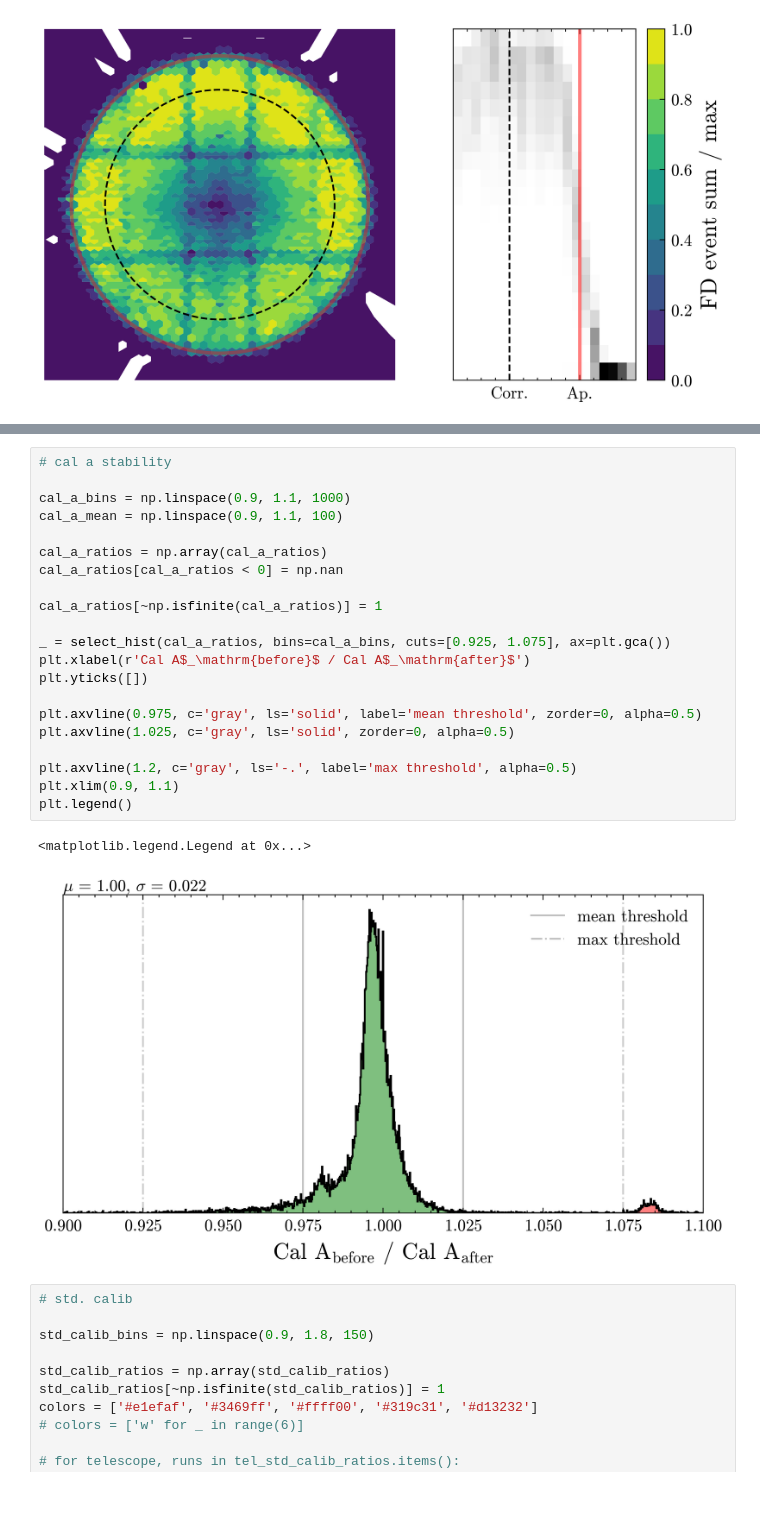
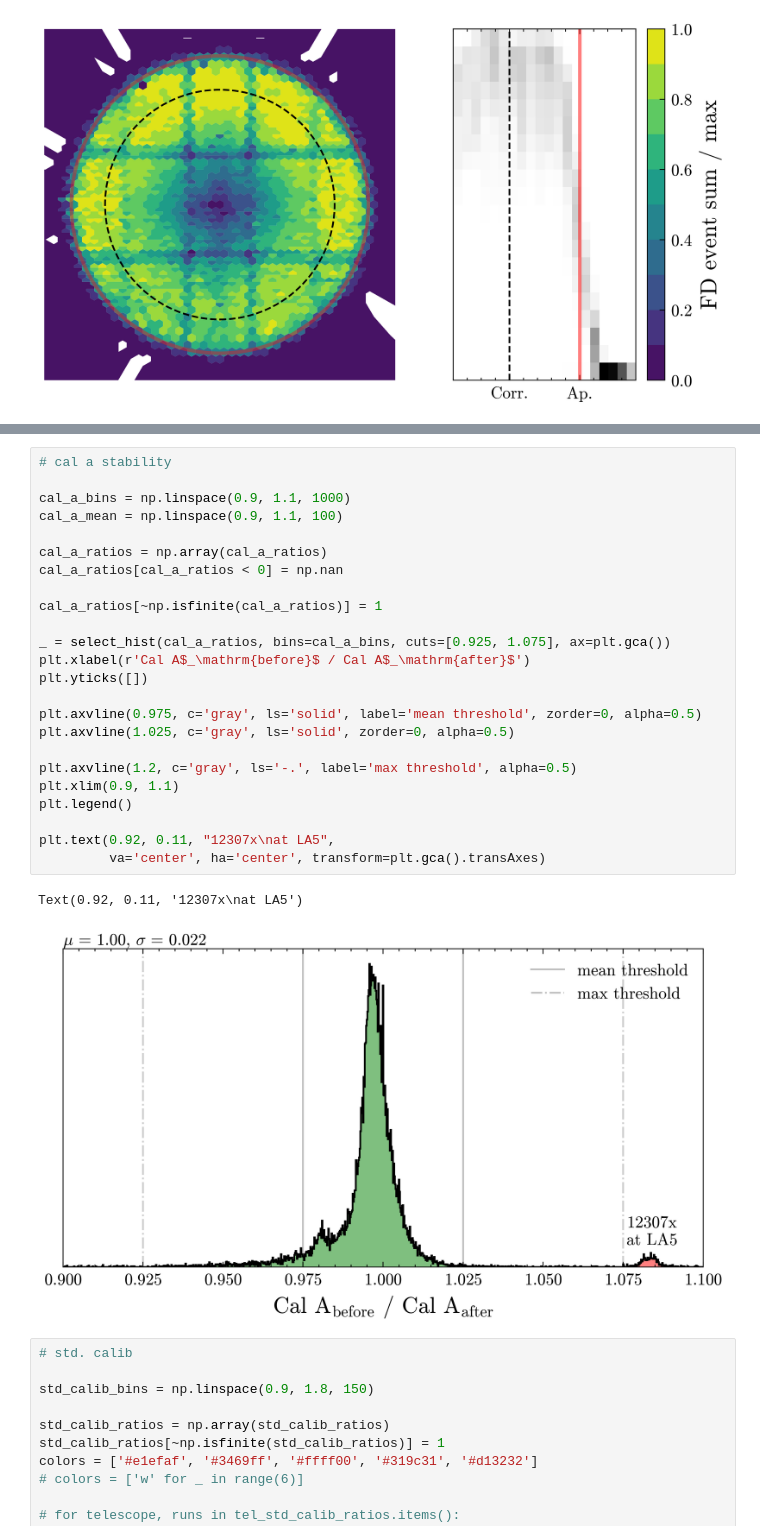
Before and after one commit to Quizznor/phd-thesis, a Jupyter notebook: Projects/XYScanner/QualityCheck/quality_cuts.ipynb, the cells around one changed output, grey strips where cells are left out. Drawn from its saved outputs; the diff is of its cells as text; blank space fills up the shorter version.

```diff
--- a/Projects/XYScanner/QualityCheck/quality_cuts.ipynb
+++ b/Projects/XYScanner/QualityCheck/quality_cuts.ipynb
@@ -363,27 +366,30 @@ _ = select_hist(np.sqrt((filter_x - mean_x)**2 + (filter_y - mean_y)**2), np.lin
 # %%
 # cal a stability
 
 cal_a_bins = np.linspace(0.9, 1.1, 1000)
 cal_a_mean = np.linspace(0.9, 1.1, 100)
 
 cal_a_ratios = np.array(cal_a_ratios)
 cal_a_ratios[cal_a_ratios < 0] = np.nan
 
 cal_a_ratios[~np.isfinite(cal_a_ratios)] = 1
 
 _ = select_hist(cal_a_ratios, bins=cal_a_bins, cuts=[0.925, 1.075], ax=plt.gca())
 plt.xlabel(r'Cal A$_\mathrm{before}$ / Cal A$_\mathrm{after}$')
 plt.yticks([])
 
 plt.axvline(0.975, c='gray', ls='solid', label='mean threshold', zorder=0, alpha=0.5)
 plt.axvline(1.025, c='gray', ls='solid', zorder=0, alpha=0.5)
 
 plt.axvline(1.2, c='gray', ls='-.', label='max threshold', alpha=0.5)
 plt.xlim(0.9, 1.1)
 plt.legend()
+
+plt.text(0.92, 0.11, "12307x\nat LA5",
+         va='center', ha='center', transform=plt.gca().transAxes)
 # %% [output]
-<matplotlib.legend.Legend at 0x...>
+Text(0.92, 0.11, '12307x\nat LA5')
-[figure, old version]
+[figure, new version]
 # %%
 # std. calib
 
```
Also changed, not shown: parts of 2 cells of this notebook, 1 other file.
